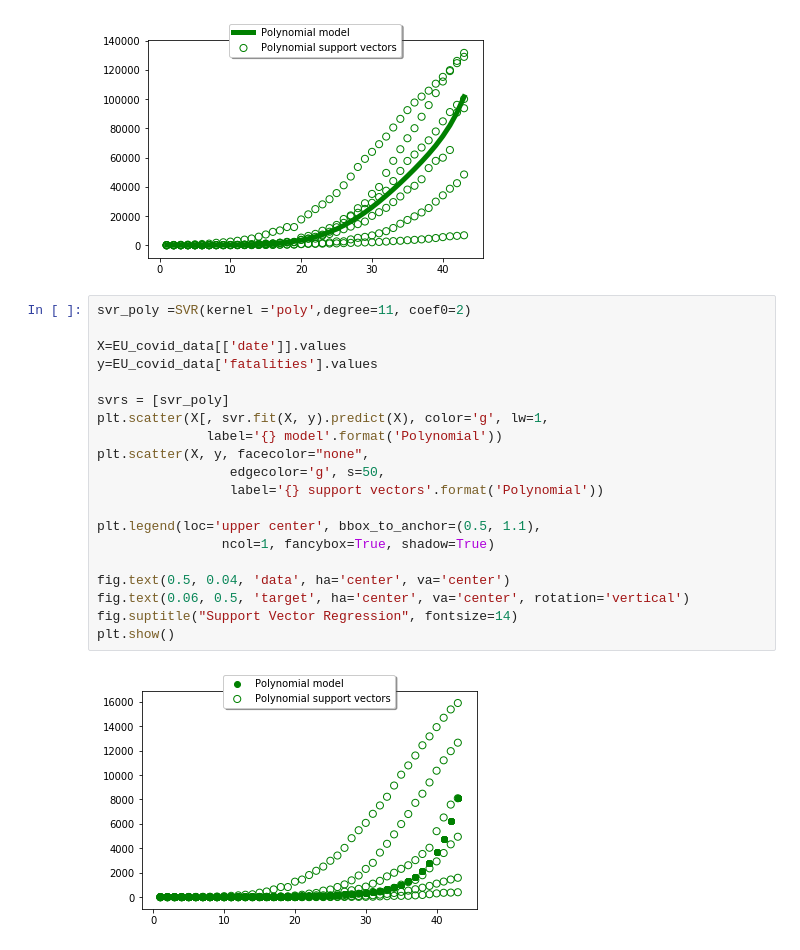
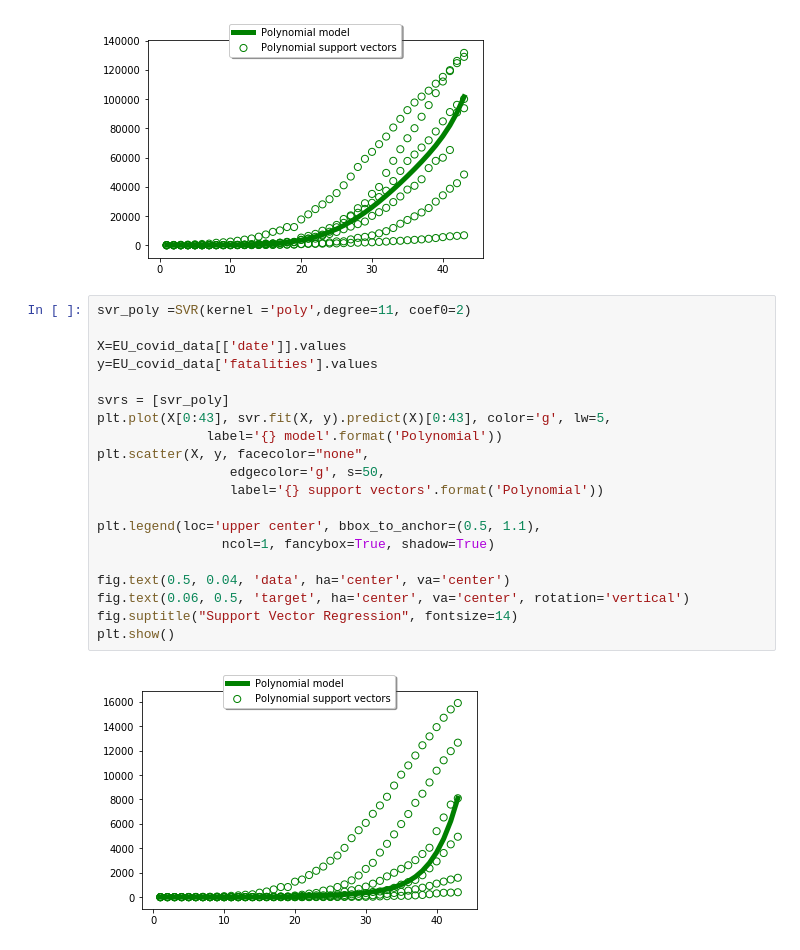
Before and after one commit to Pedrag1234/FEUP_IART_TP2, a Jupyter notebook: src/SVM.ipynb, the cells around one changed output. Saved outputs shown, nothing was run; the diff lists cells and outputs as text.

```diff
--- a/src/SVM.ipynb
+++ b/src/SVM.ipynb
@@ -181,22 +181,22 @@ plt.show()
 # %%
 svr_poly =SVR(kernel ='poly',degree=11, coef0=2)
 
 X=EU_covid_data[['date']].values
 y=EU_covid_data['fatalities'].values
 
 svrs = [svr_poly]
-plt.scatter(X[, svr.fit(X, y).predict(X), color='g', lw=1,
+plt.plot(X[0:43], svr.fit(X, y).predict(X)[0:43], color='g', lw=5,
               label='{} model'.format('Polynomial'))
 plt.scatter(X, y, facecolor="none",
                  edgecolor='g', s=50,
                  label='{} support vectors'.format('Polynomial'))
 
 plt.legend(loc='upper center', bbox_to_anchor=(0.5, 1.1),
                 ncol=1, fancybox=True, shadow=True)
 
 fig.text(0.5, 0.04, 'data', ha='center', va='center')
 fig.text(0.06, 0.5, 'target', ha='center', va='center', rotation='vertical')
 fig.suptitle("Support Vector Regression", fontsize=14)
 plt.show()
 # %% [output]
-[figure, old version]
+[figure, new version]
```
Also changed, not shown: 1 other file.
